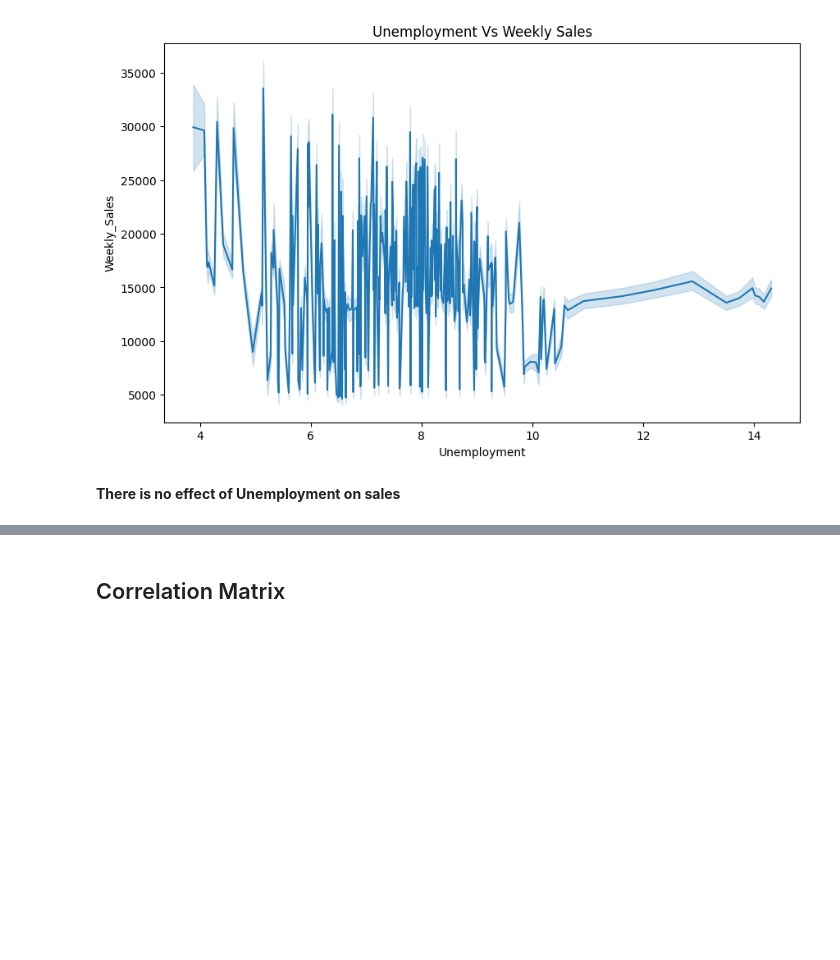
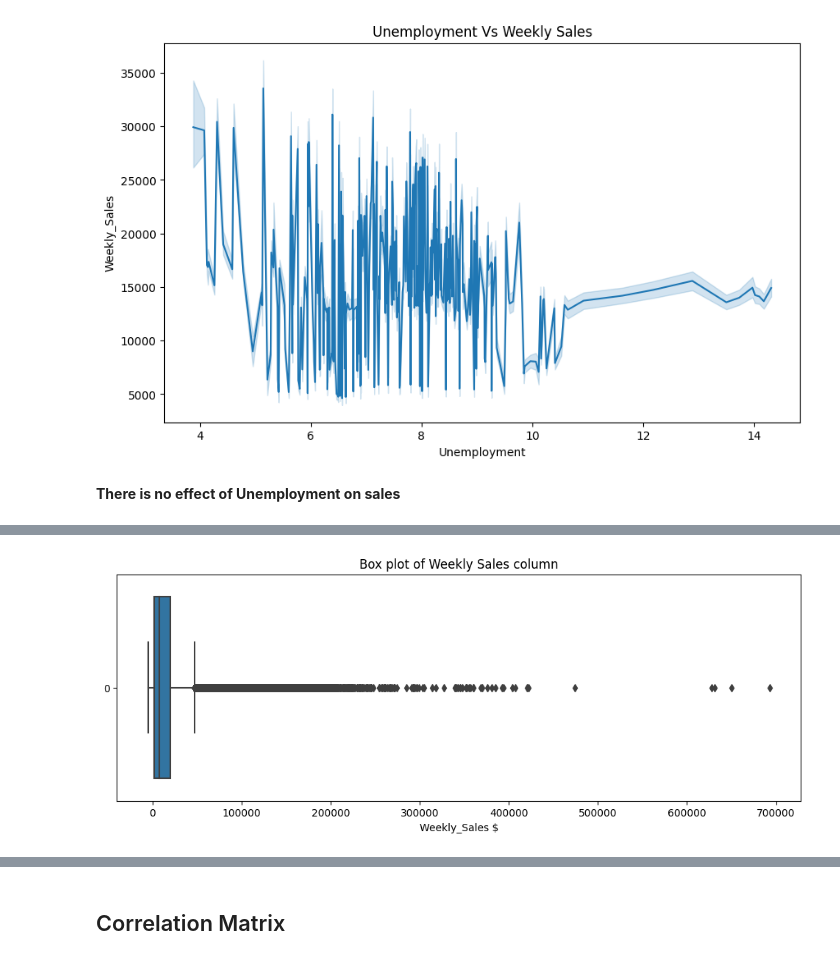
Before and after one commit to Neeraj-Prakash/Sales-Forecast-Time-Series-Analysis, a Jupyter notebook: 01 - EDA.ipynb, the cells around one changed output, grey strips where cells are left out. Drawn from its saved outputs; the diff is of its cells as text; code cells hidden in the pictures; blank space fills up the shorter version.

```diff
--- a/01 - EDA.ipynb
+++ b/01 - EDA.ipynb
@@ -400,0 +404,8 @@ plt.show()
+# %%
+plt.figure(figsize=(12,4))
+sns.boxplot(pdf['Weekly_Sales'], orient='h')
+plt.xlabel('Weekly_Sales $')
+plt.title('Box plot of Weekly Sales column')
+plt.show()
+# %% [output]
+[figure, added]
```
Also changed, not shown: parts of 17 cells of this notebook.
